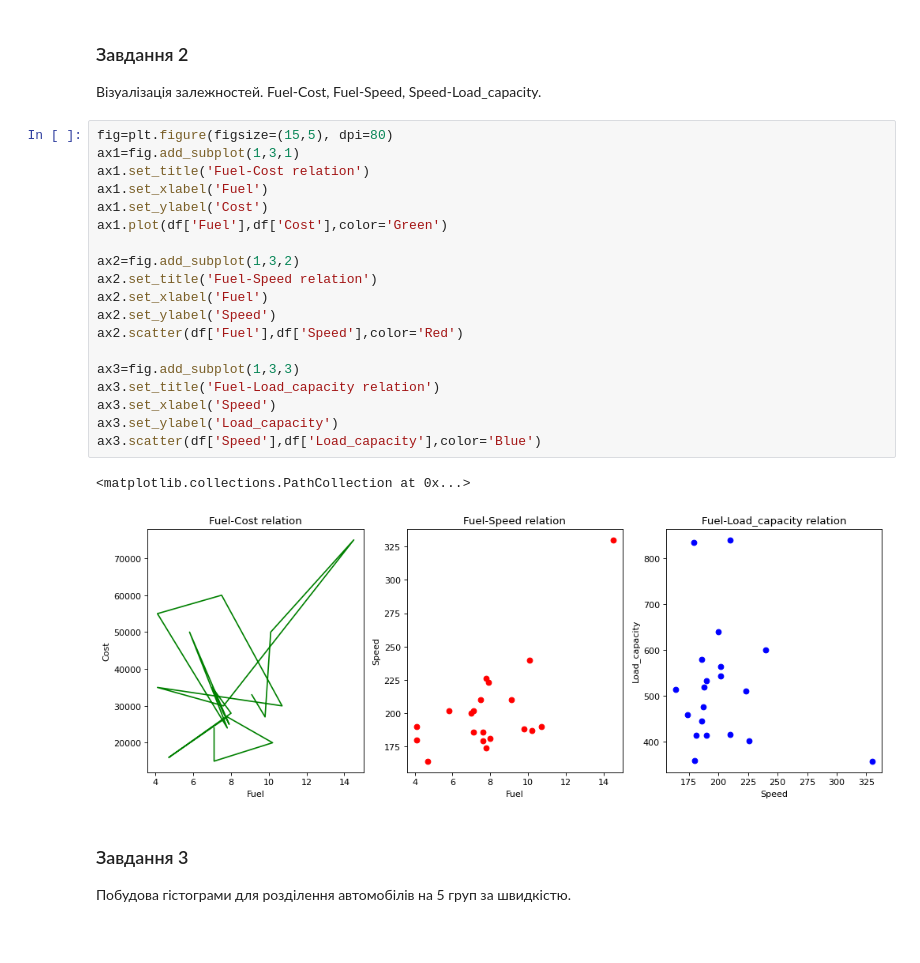
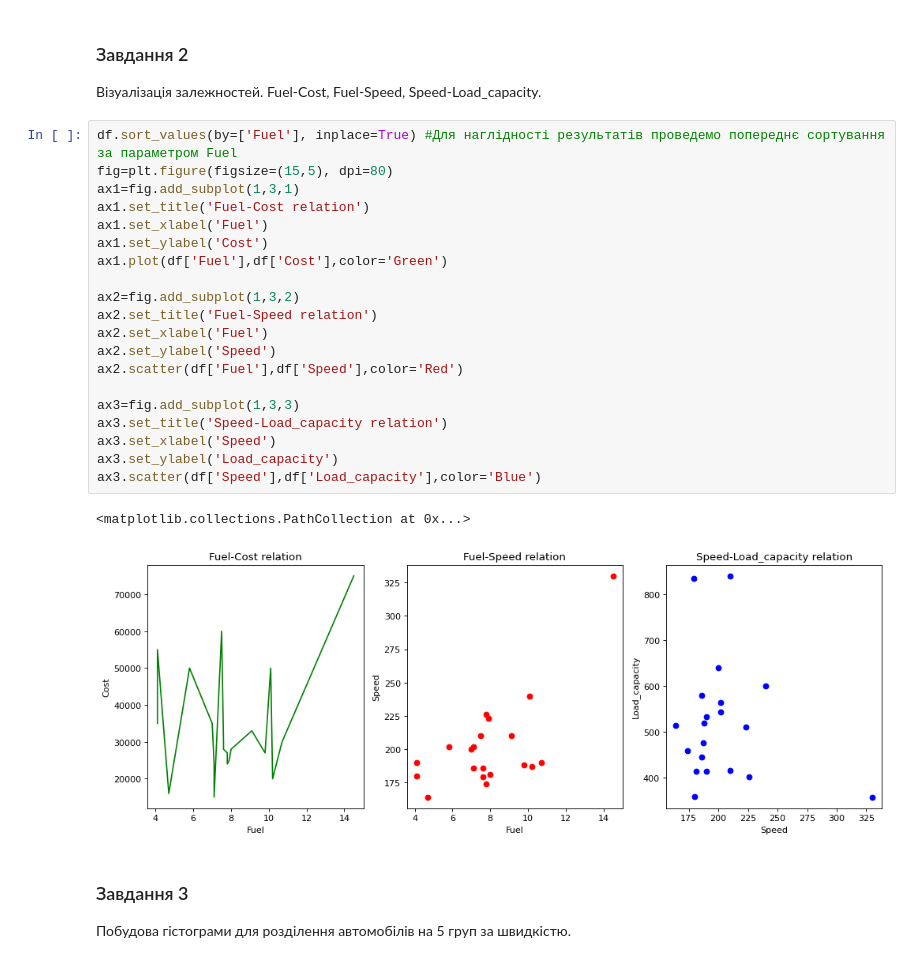
Before and after one commit to SharovarovAleksandr/Academy, a Jupyter notebook: Lesson33/Lessson33_1.ipynb, the cells around one changed output. Drawn from its saved outputs; the diff is of its cells as text.

```diff
--- a/Lesson33/Lessson33_1.ipynb
+++ b/Lesson33/Lessson33_1.ipynb
@@ -34,27 +34,28 @@ df
 ### Завдання 2
 Візуалізація залежностей. Fuel-Cost, Fuel-Speed, Speed-Load_capacity.
 # %%
+df.sort_values(by=['Fuel'], inplace=True) #Для наглідності результатів проведемо попереднє сортування за параметром Fuel
 fig=plt.figure(figsize=(15,5), dpi=80)
 ax1=fig.add_subplot(1,3,1)
 ax1.set_title('Fuel-Cost relation')
 ax1.set_xlabel('Fuel')
 ax1.set_ylabel('Cost')
 ax1.plot(df['Fuel'],df['Cost'],color='Green')
 
 ax2=fig.add_subplot(1,3,2)
 ax2.set_title('Fuel-Speed relation')
 ax2.set_xlabel('Fuel')
 ax2.set_ylabel('Speed')
 ax2.scatter(df['Fuel'],df['Speed'],color='Red')
 
 ax3=fig.add_subplot(1,3,3)
-ax3.set_title('Fuel-Load_capacity relation')
+ax3.set_title('Speed-Load_capacity relation')
 ax3.set_xlabel('Speed')
 ax3.set_ylabel('Load_capacity')
 ax3.scatter(df['Speed'],df['Load_capacity'],color='Blue')
 # %% [output]
 <matplotlib.collections.PathCollection at 0x...>
-[figure, old version]
+[figure, new version]
 # %% [markdown]
 ### Завдання 3
 Побудова гістограми для розділення автомобілів на 5 груп за швидкістю.
```
Also changed, not shown: parts of 1 cell of this notebook.
